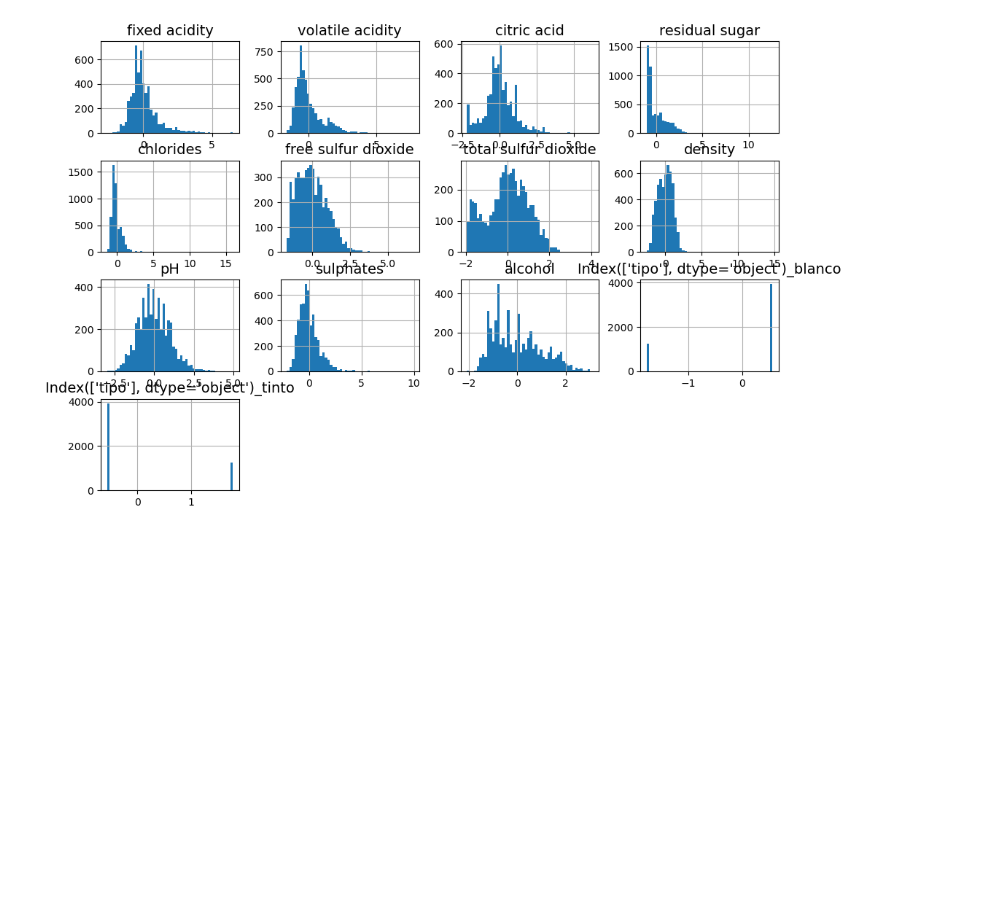
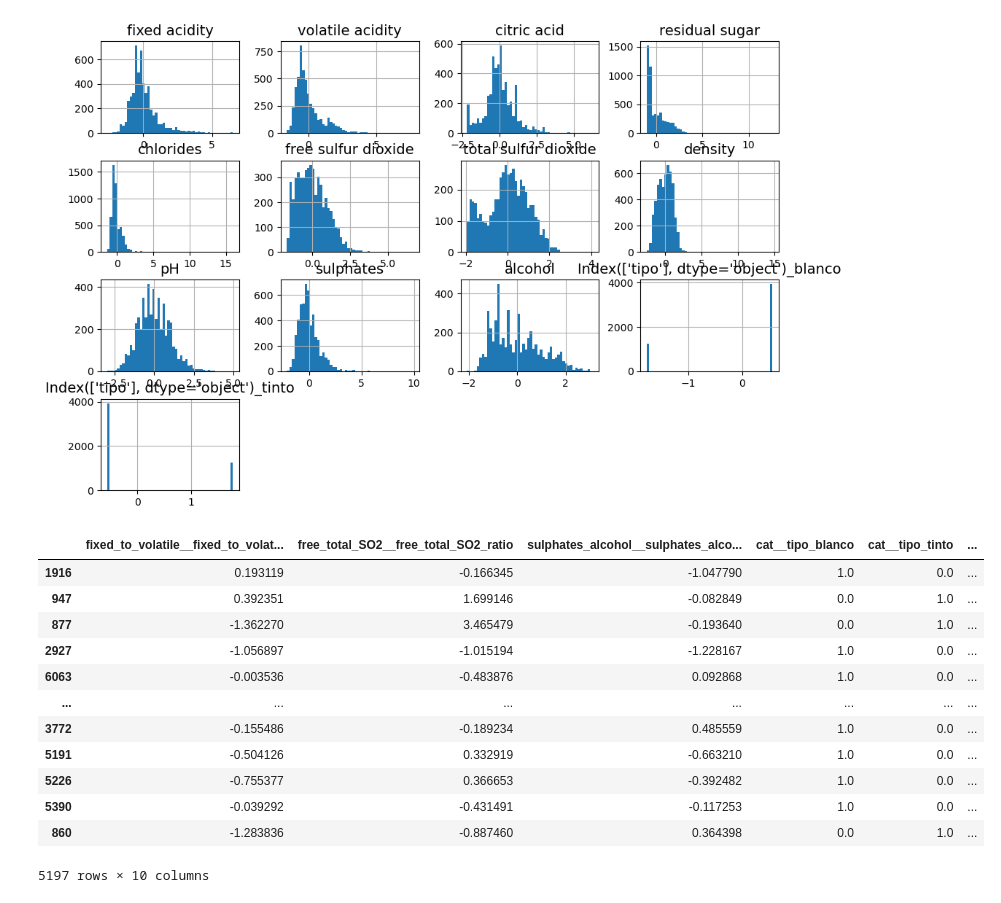
Before and after one commit to LuisDavid01/practica5-6ML, a Jupyter notebook: G7_SC707_Practica5-6_LN (2).ipynb, the cells around one changed output. Cells and saved outputs as stored; diff of their text form; code cells hidden in the pictures; blank space fills up the shorter version.

```diff
--- a/G7_SC707_Practica5-6_LN.ipynb
+++ b/G7_SC707_Practica5-6_LN (2).ipynb
@@ -268,0 +306,56 @@ plt.show()
+# %%
+# Automatización del preprocesamiento con ColumnTransformer
+from sklearn.compose import ColumnTransformer
+from sklearn.pipeline import make_pipeline
+from sklearn.preprocessing import OneHotEncoder
+from sklearn.impute import SimpleImputer
+from sklearn.preprocessing import StandardScaler
+from sklearn.compose import make_column_selector
+
+
+# Pipeline para columnas categóricas
+cat_pipeline = make_pipeline(
+    SimpleImputer(strategy="most_frequent"),
+    OneHotEncoder(handle_unknown="ignore")
+)
+
+# Pipeline por defecto para las columnas numéricas restantes
+default_num_pipeline = make_pipeline(
+    SimpleImputer(strategy="median"),
+    StandardScaler()
+)
+
+# Definir el ColumnTransformer con los pipelines de ratios y otros
+preprocessing = ColumnTransformer([
+    ("fixed_to_volatile", fixed_to_volatile_pipeline, ["fixed acidity", "volatile acidity"]),
+    ("free_total_SO2", free_total_SO2_pipeline, ["free sulfur dioxide", "total sulfur dioxide"]),
+    ("sulphates_alcohol", sulphates_alcohol_pipeline, ["sulphates", "alcohol"]),
+    ("cat", cat_pipeline, make_column_selector(dtype_include=object))
+], remainder=default_num_pipeline)
+
+# Ajustar y transformar el conjunto de entrenamiento
+X = preprocessing.fit_transform(vino_train_set.drop("quality", axis=1))
+
+# Convertir el resultado a DataFrame con nombres de columnas
+vino_train_proc = pd.DataFrame(
+    X,
+    columns=preprocessing.get_feature_names_out(),
+    index=vino_train_set.index
+)
+
+# Mostrar las primeras filas
+vino_train_proc
+# %% [output]
+|  | fixed_to_volatile__fixed_to_volat... | free_total_SO2__free_total_SO2_ratio | sulphates_alcohol__sulphates_alco... | cat__tipo_blanco | cat__tipo_tinto | ... |
+| 1916 | 0.193119 | -0.166345 | -1.047790 | 1.0 | 0.0 | ... |
+| 947 | 0.392351 | 1.699146 | -0.082849 | 0.0 | 1.0 | ... |
+| 877 | -1.362270 | 3.465479 | -0.193640 | 0.0 | 1.0 | ... |
+| 2927 | -1.056897 | -1.015194 | -1.228167 | 1.0 | 0.0 | ... |
+| 6063 | -0.003536 | -0.483876 | 0.092868 | 1.0 | 0.0 | ... |
+| ... | ... | ... | ... | ... | ... | ... |
+| 3772 | -0.155486 | -0.189234 | 0.485559 | 1.0 | 0.0 | ... |
+| 5191 | -0.504126 | 0.332919 | -0.663210 | 1.0 | 0.0 | ... |
+| 5226 | -0.755377 | 0.366653 | -0.392482 | 1.0 | 0.0 | ... |
+| 5390 | -0.039292 | -0.431491 | -0.117253 | 1.0 | 0.0 | ... |
+| 860 | -1.283836 | -0.887460 | 0.364398 | 0.0 | 1.0 | ... |
+5197 rows × 10 columns
```
Also changed, not shown: parts of 3 cells of this notebook.
